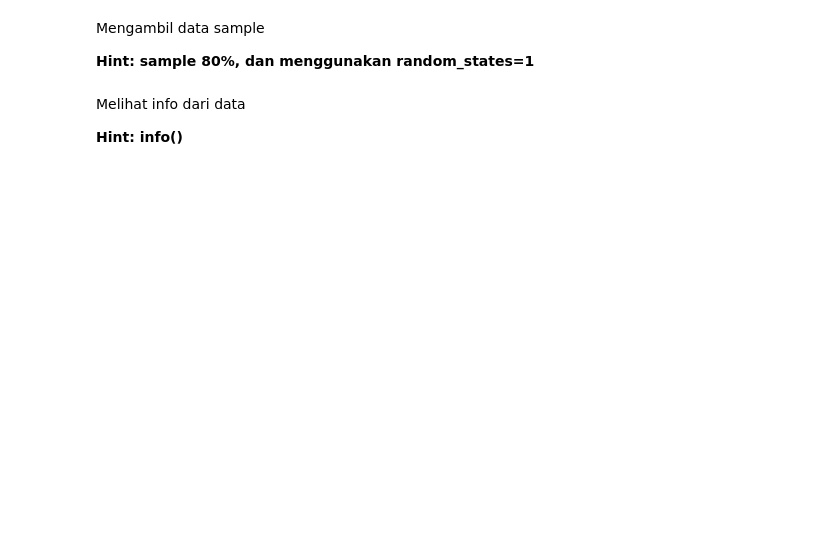
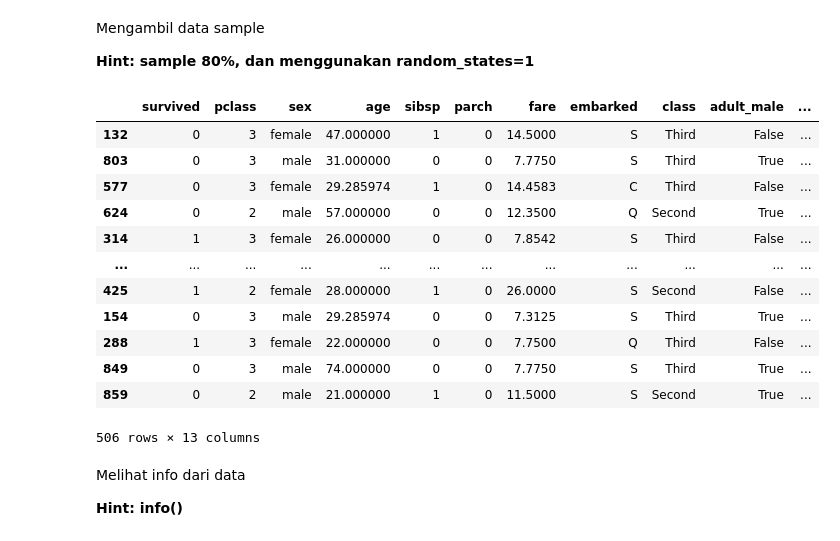
Before and after one commit to simamzz/Ngoding-DataMining, a Jupyter notebook: [IND] Tugas Pendahuluan Modul 1/MARK_TP_SYARIF IMAM MUSLIM_1202220108.ipynb, the cells around one changed output. Cells and saved outputs as stored; diff of their text form; code cells hidden in the pictures; blank space fills up the shorter version.

```diff
--- a/[IND] Tugas Pendahuluan Modul 1/MARK_TP_SYARIF IMAM MUSLIM_1202220108.ipynb
+++ b/[IND] Tugas Pendahuluan Modul 1/MARK_TP_SYARIF IMAM MUSLIM_1202220108.ipynb
@@ -380,6 +423,8 @@ Cek nilai null
 Isi nilai null pada kolom **age** dengan nilai mean
 
 **Hint: fillna(), dan mean()**
+# %%
+df['age'] = df['age'].fillna(df['age'].mean())
 # %% [markdown]
 Cek nilai null
 
@@ -404,6 +499,8 @@ Cek nilai null
 Isi nilai null di kolum **fare** dengan modus
 
 **Hint: fillna(), dan mode()**
+# %%
+df['fare'] = df['fare'].fillna(df['fare'].mode())
 # %% [markdown]
 Cek nilai null
 
@@ -460,6 +653,23 @@ Melihat info dari data
 Mengambil data sample
 
 **Hint: sample 80%, dan menggunakan random_states=1**
+# %%
+df_sample = df.sample(frac=0.8, random_state=1)
+df_sample
+# %% [output]
+|  | survived | pclass | sex | age | sibsp | parch | fare | embarked | class | adult_male | ... |
+| 132 | 0 | 3 | female | 47.000000 | 1 | 0 | 14.5000 | S | Third | False | ... |
+| 803 | 0 | 3 | male | 31.000000 | 0 | 0 | 7.7750 | S | Third | True | ... |
+| 577 | 0 | 3 | female | 29.285974 | 1 | 0 | 14.4583 | C | Third | False | ... |
+| 624 | 0 | 2 | male | 57.000000 | 0 | 0 | 12.3500 | Q | Second | True | ... |
+| 314 | 1 | 3 | female | 26.000000 | 0 | 0 | 7.8542 | S | Third | False | ... |
+| ... | ... | ... | ... | ... | ... | ... | ... | ... | ... | ... | ... |
+| 425 | 1 | 2 | female | 28.000000 | 1 | 0 | 26.0000 | S | Second | False | ... |
+| 154 | 0 | 3 | male | 29.285974 | 0 | 0 | 7.3125 | S | Third | True | ... |
+| 288 | 1 | 3 | female | 22.000000 | 0 | 0 | 7.7500 | Q | Third | False | ... |
+| 849 | 0 | 3 | male | 74.000000 | 0 | 0 | 7.7750 | S | Third | True | ... |
+| 859 | 0 | 2 | male | 21.000000 | 1 | 0 | 11.5000 | S | Second | True | ... |
+506 rows × 13 columns
 # %% [markdown]
 Melihat info dari data
 
```
Also changed, not shown: parts of 60 cells of this notebook.
